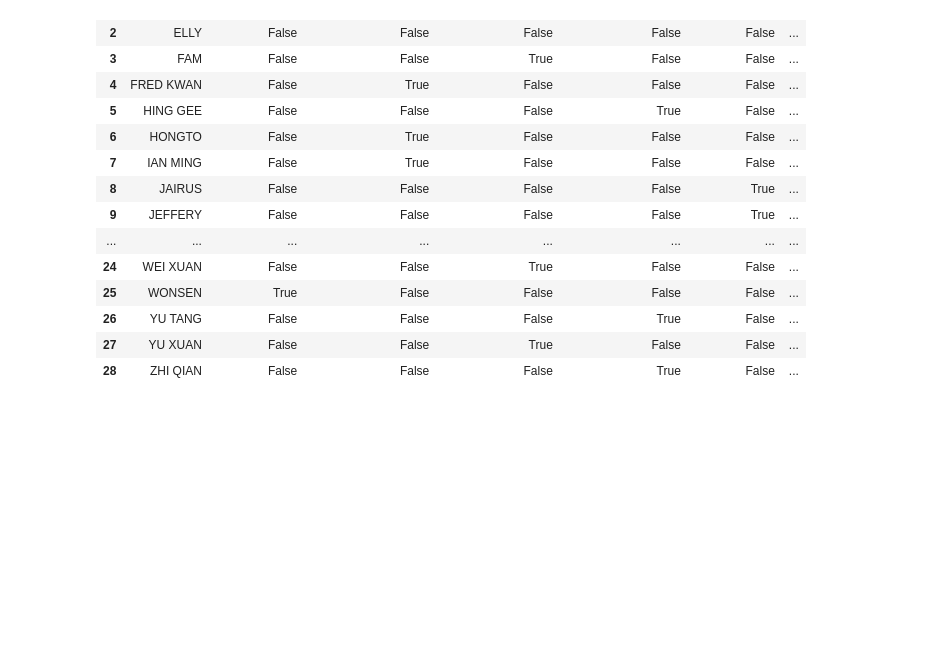
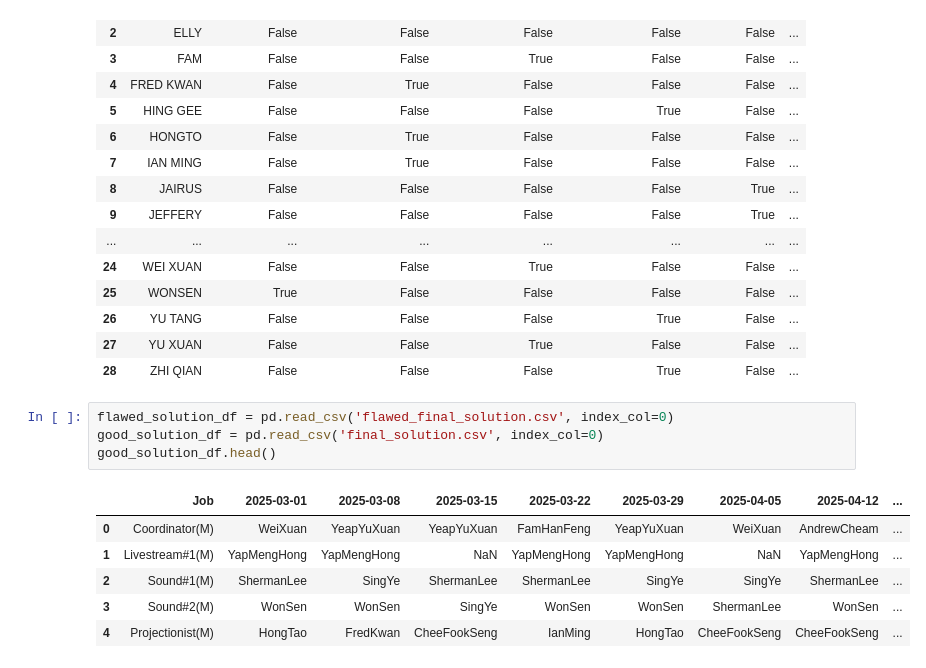
Before and after one commit to AndrewCheam/automatic-roster, a Jupyter notebook: extras/temp_notebook.ipynb, the cells around one changed output. Drawn from its saved outputs; the diff is of its cells as text; blank space fills up the shorter version.

```diff
--- a/extras/temp_notebook.ipynb
+++ b/extras/temp_notebook.ipynb
@@ -54,3 +54,14 @@ df.to_excel('skills_mapping.xlsx')
 | 26 | YU TANG | False | False | False | True | False | ... |
 | 27 | YU XUAN | False | False | True | False | False | ... |
 | 28 | ZHI QIAN | False | False | False | True | False | ... |
+# %%
+flawed_solution_df = pd.read_csv('flawed_final_solution.csv', index_col=0)
+good_solution_df = pd.read_csv('final_solution.csv', index_col=0)
+good_solution_df.head()
+# %% [output]
+|  | Job | 2025-03-01 | 2025-03-08 | 2025-03-15 | 2025-03-22 | 2025-03-29 | 2025-04-05 | 2025-04-12 | ... |
+| 0 | Coordinator(M) | WeiXuan | YeapYuXuan | YeapYuXuan | FamHanFeng | YeapYuXuan | WeiXuan | AndrewCheam | ... |
+| 1 | Livestream#1(M) | YapMengHong | YapMengHong | NaN | YapMengHong | YapMengHong | NaN | YapMengHong | ... |
+| 2 | Sound#1(M) | ShermanLee | SingYe | ShermanLee | ShermanLee | SingYe | SingYe | ShermanLee | ... |
+| 3 | Sound#2(M) | WonSen | WonSen | SingYe | WonSen | WonSen | ShermanLee | WonSen | ... |
+| 4 | Projectionist(M) | HongTao | FredKwan | CheeFookSeng | IanMing | HongTao | CheeFookSeng | CheeFookSeng | ... |
```
Also changed, not shown: parts of 4 cells of this notebook, 4 other files.
